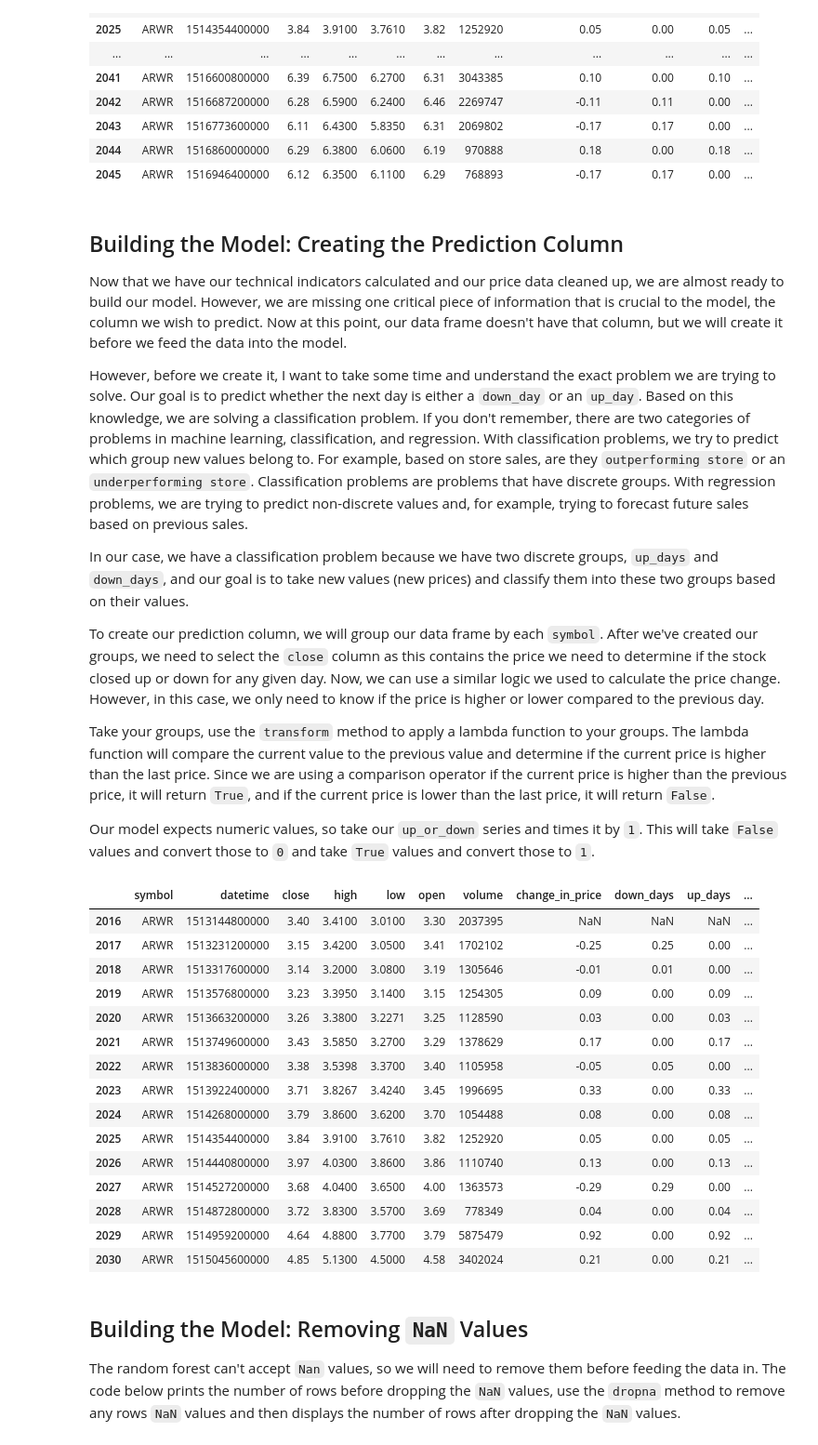
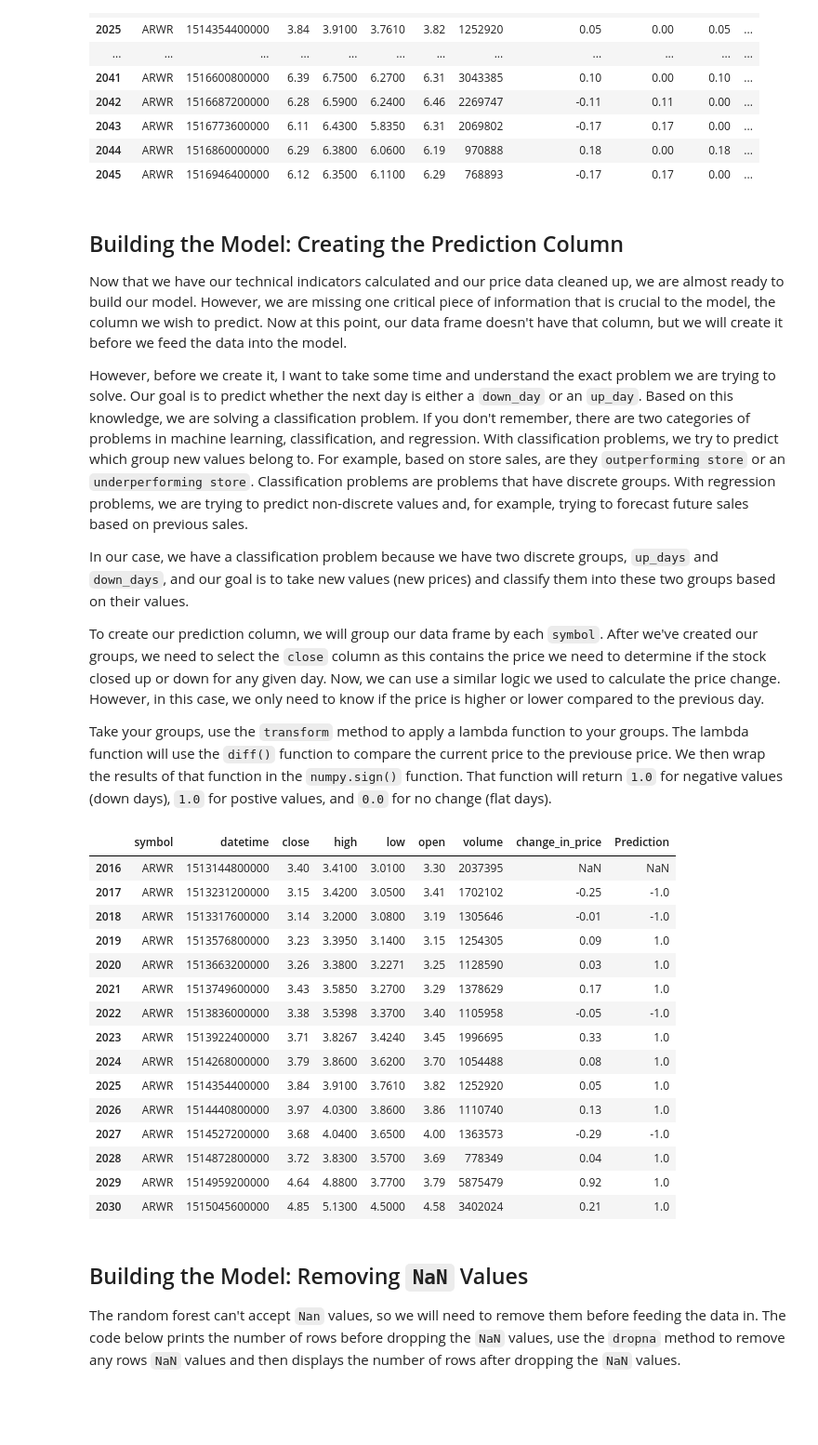
Before and after one commit to areed1192/sigma_coding_youtube, a Jupyter notebook: python/python-data-science/machine-learning/random-forest/random_forest_price_prediction.ipynb, the cells around one changed output. Shown at 93% size. Cells and saved outputs as stored; diff of their text form; code cells hidden in the pictures; blank space fills up the shorter version.

Commit message:
Update Random Forest Smoothing Function

```diff
--- a/python/python-data-science/machine-learning/random-forest/random_forest_price_prediction.ipynb
+++ b/python/python-data-science/machine-learning/random-forest/random_forest_price_prediction.ipynb
@@ -670,47 +764,45 @@ In our case, we have a classification problem because we have two discrete group
 
 To create our prediction column, we will group our data frame by each `symbol`. After we've created our groups, we need to select the `close` column as this contains the price we need to determine if the stock closed up or down for any given day. Now, we can use a similar logic we used to calculate the price change. However, in this case, we only need to know if the price is higher or lower compared to the previous day.
 
-Take your groups, use the `transform` method to apply a lambda function to your groups. The lambda function will compare the current value to the previous value and determine if the current price is higher than the last price. Since we are using a comparison operator if the current price is higher than the previous price, it will return `True`, and if the current price is lower than the last price, it will return `False`.
-
-Our model expects numeric values, so take our `up_or_down` series and times it by `1`. This will take `False` values and convert those to `0` and take `True` values and convert those to `1`.
+Take your groups, use the `transform` method to apply a lambda function to your groups. The lambda function will use the `diff()` function to compare the current price to the previouse price. We then wrap the results of that function in the `numpy.sign()` function. That function will return `1.0` for negative values (down days), `1.0` for postive values, and `0.0` for no change (flat days).
 # %%
 # Create a column we wish to predict
 '''
     In this case, let's create an output column that will be 1 if the closing price at time 't' is greater than 't-1' and 0 otherwise.
     In other words, if the today's closing price is greater than yesterday's closing price it would be 1.
 '''
 
 # Group by the `Symbol` column, then grab the `Close` column.
 close_groups = price_data.groupby('symbol')['close']
 
-# Apply the lambda function which will return `True` if the current price is higher than the price from the previous row, and `False` otherwise.
-close_groups = close_groups.transform(lambda x: x.shift(1) < x)
+# Apply the lambda function which will return -1.0 for down, 1.0 for up and 0.0 for no change.
+close_groups = close_groups.transform(lambda x : np.sign(x.diff()))
 
-# Convert `Boolean` values to numeric. `False` is now 0 and `True` is now 1.
-price_data['Prediction'] = close_groups * 1
+# add the data to the main dataframe.
+price_data['Prediction'] = close_groups
 
 # Print the head.
 price_data.head(15)
 
 # OPTIONAL CODE: Dump the data frame to a CSV file to examine the data yourself.
 # price_data.to_csv('final_metrics.csv')
 # %% [output]
-|  | symbol | datetime | close | high | low | open | volume | change_in_price | down_days | up_days | ... |
-| 2016 | ARWR | 1513144800000 | 3.40 | 3.4100 | 3.0100 | 3.30 | 2037395 | NaN | NaN | NaN | ... |
-| 2017 | ARWR | 1513231200000 | 3.15 | 3.4200 | 3.0500 | 3.41 | 1702102 | -0.25 | 0.25 | 0.00 | ... |
-| 2018 | ARWR | 1513317600000 | 3.14 | 3.2000 | 3.0800 | 3.19 | 1305646 | -0.01 | 0.01 | 0.00 | ... |
-| 2019 | ARWR | 1513576800000 | 3.23 | 3.3950 | 3.1400 | 3.15 | 1254305 | 0.09 | 0.00 | 0.09 | ... |
-| 2020 | ARWR | 1513663200000 | 3.26 | 3.3800 | 3.2271 | 3.25 | 1128590 | 0.03 | 0.00 | 0.03 | ... |
-| 2021 | ARWR | 1513749600000 | 3.43 | 3.5850 | 3.2700 | 3.29 | 1378629 | 0.17 | 0.00 | 0.17 | ... |
-| 2022 | ARWR | 1513836000000 | 3.38 | 3.5398 | 3.3700 | 3.40 | 1105958 | -0.05 | 0.05 | 0.00 | ... |
-| 2023 | ARWR | 1513922400000 | 3.71 | 3.8267 | 3.4240 | 3.45 | 1996695 | 0.33 | 0.00 | 0.33 | ... |
-| 2024 | ARWR | 1514268000000 | 3.79 | 3.8600 | 3.6200 | 3.70 | 1054488 | 0.08 | 0.00 | 0.08 | ... |
-| 2025 | ARWR | 1514354400000 | 3.84 | 3.9100 | 3.7610 | 3.82 | 1252920 | 0.05 | 0.00 | 0.05 | ... |
-| 2026 | ARWR | 1514440800000 | 3.97 | 4.0300 | 3.8600 | 3.86 | 1110740 | 0.13 | 0.00 | 0.13 | ... |
-| 2027 | ARWR | 1514527200000 | 3.68 | 4.0400 | 3.6500 | 4.00 | 1363573 | -0.29 | 0.29 | 0.00 | ... |
-| 2028 | ARWR | 1514872800000 | 3.72 | 3.8300 | 3.5700 | 3.69 | 778349 | 0.04 | 0.00 | 0.04 | ... |
-| 2029 | ARWR | 1514959200000 | 4.64 | 4.8800 | 3.7700 | 3.79 | 5875479 | 0.92 | 0.00 | 0.92 | ... |
-| 2030 | ARWR | 1515045600000 | 4.85 | 5.1300 | 4.5000 | 4.58 | 3402024 | 0.21 | 0.00 | 0.21 | ... |
+|  | symbol | datetime | close | high | low | open | volume | change_in_price | Prediction |
+| 2016 | ARWR | 1513144800000 | 3.40 | 3.4100 | 3.0100 | 3.30 | 2037395 | NaN | NaN |
+| 2017 | ARWR | 1513231200000 | 3.15 | 3.4200 | 3.0500 | 3.41 | 1702102 | -0.25 | -1.0 |
+| 2018 | ARWR | 1513317600000 | 3.14 | 3.2000 | 3.0800 | 3.19 | 1305646 | -0.01 | -1.0 |
+| 2019 | ARWR | 1513576800000 | 3.23 | 3.3950 | 3.1400 | 3.15 | 1254305 | 0.09 | 1.0 |
+| 2020 | ARWR | 1513663200000 | 3.26 | 3.3800 | 3.2271 | 3.25 | 1128590 | 0.03 | 1.0 |
+| 2021 | ARWR | 1513749600000 | 3.43 | 3.5850 | 3.2700 | 3.29 | 1378629 | 0.17 | 1.0 |
+| 2022 | ARWR | 1513836000000 | 3.38 | 3.5398 | 3.3700 | 3.40 | 1105958 | -0.05 | -1.0 |
+| 2023 | ARWR | 1513922400000 | 3.71 | 3.8267 | 3.4240 | 3.45 | 1996695 | 0.33 | 1.0 |
+| 2024 | ARWR | 1514268000000 | 3.79 | 3.8600 | 3.6200 | 3.70 | 1054488 | 0.08 | 1.0 |
+| 2025 | ARWR | 1514354400000 | 3.84 | 3.9100 | 3.7610 | 3.82 | 1252920 | 0.05 | 1.0 |
+| 2026 | ARWR | 1514440800000 | 3.97 | 4.0300 | 3.8600 | 3.86 | 1110740 | 0.13 | 1.0 |
+| 2027 | ARWR | 1514527200000 | 3.68 | 4.0400 | 3.6500 | 4.00 | 1363573 | -0.29 | -1.0 |
+| 2028 | ARWR | 1514872800000 | 3.72 | 3.8300 | 3.5700 | 3.69 | 778349 | 0.04 | 1.0 |
+| 2029 | ARWR | 1514959200000 | 4.64 | 4.8800 | 3.7700 | 3.79 | 5875479 | 0.92 | 1.0 |
+| 2030 | ARWR | 1515045600000 | 4.85 | 5.1300 | 4.5000 | 4.58 | 3402024 | 0.21 | 1.0 |
 # %% [markdown]
 ## Building the Model: Removing `NaN` Values
 
```
Also changed, not shown: parts of 11 cells of this notebook, 1 other file.
